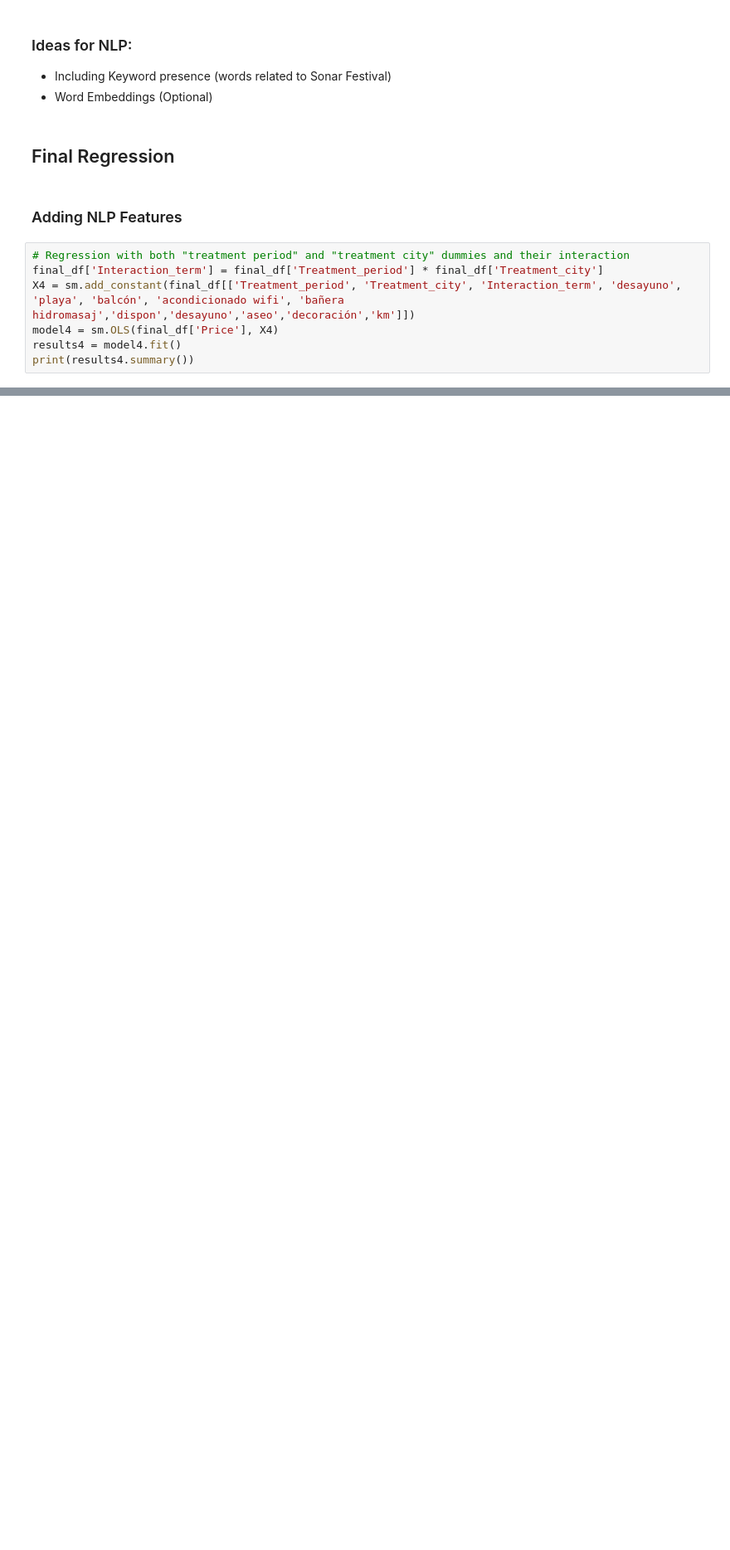
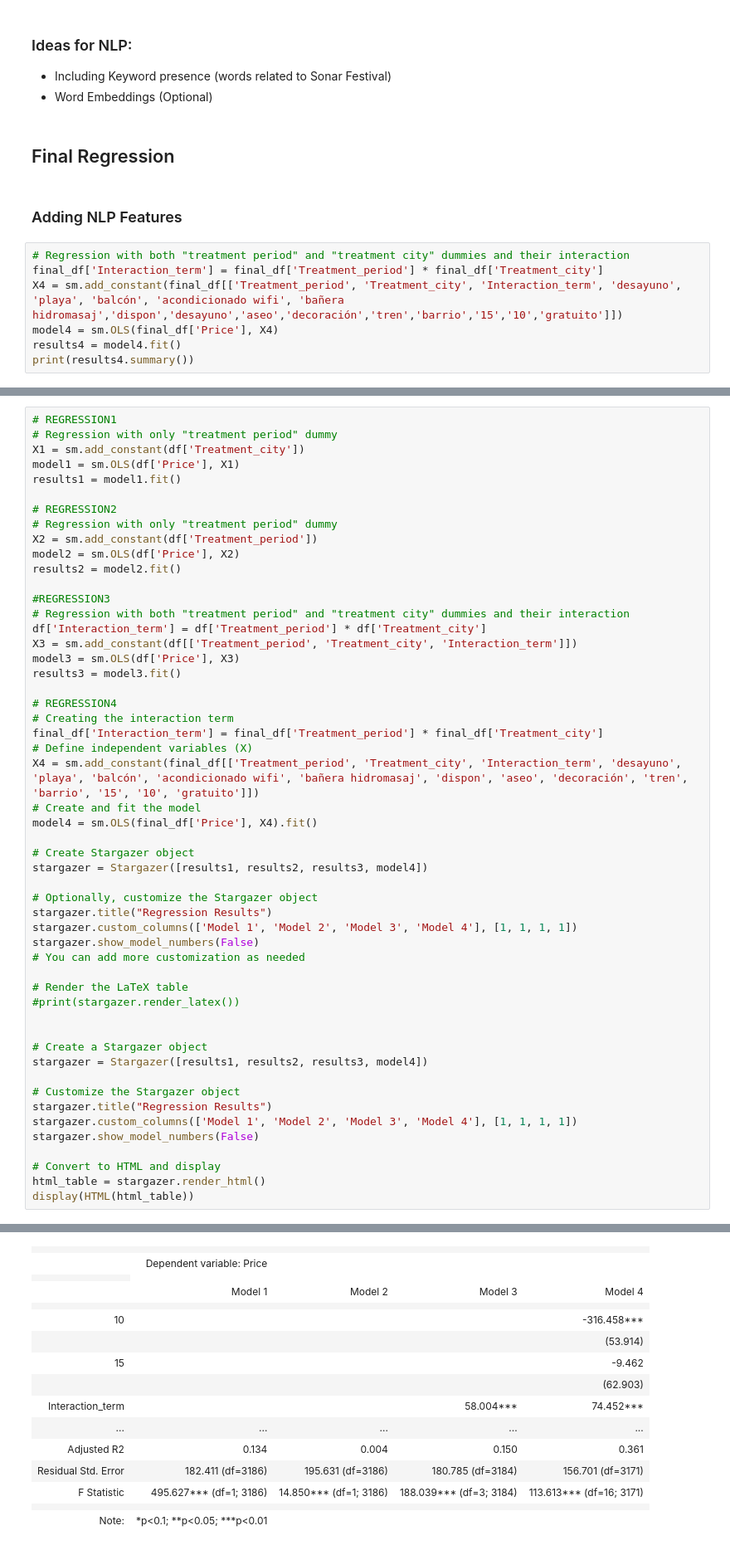
Before and after one commit to mtbrr26/Webscrapping_Booking.Com, a Jupyter notebook: regression_and_nlp_nb.ipynb, the cells around one changed output, grey strips where cells are left out. Shown at 83% size. Cells and saved outputs as stored; diff of their text form; blank space fills up the shorter version.

```diff
--- a/regression_and_nlp_nb.ipynb
+++ b/regression_and_nlp_nb.ipynb
@@ -443,7 +472,7 @@ final_df
 # %%
 # Regression with both "treatment period" and "treatment city" dummies and their interaction
 final_df['Interaction_term'] = final_df['Treatment_period'] * final_df['Treatment_city']
-X4 = sm.add_constant(final_df[['Treatment_period', 'Treatment_city', 'Interaction_term', 'desayuno', 'playa', 'balcón', 'acondicionado wifi', 'bañera hidromasaj','dispon','desayuno','aseo','decoración','km']])
+X4 = sm.add_constant(final_df[['Treatment_period', 'Treatment_city', 'Interaction_term', 'desayuno', 'playa', 'balcón', 'acondicionado wifi', 'bañera hidromasaj','dispon','desayuno','aseo','decoración','tren','barrio','15','10','gratuito']])
 model4 = sm.OLS(final_df['Price'], X4)
 results4 = model4.fit()
 print(results4.summary())
@@ -451,0 +518,53 @@ KeyError: "['km'] not in index"
+# %%
+# REGRESSION1
+# Regression with only "treatment period" dummy
+X1 = sm.add_constant(df['Treatment_city'])
+model1 = sm.OLS(df['Price'], X1)
+results1 = model1.fit()
+
+# REGRESSION2
+# Regression with only "treatment period" dummy
+X2 = sm.add_constant(df['Treatment_period'])
+model2 = sm.OLS(df['Price'], X2)
+results2 = model2.fit()
+
+#REGRESSION3
+# Regression with both "treatment period" and "treatment city" dummies and their interaction
+df['Interaction_term'] = df['Treatment_period'] * df['Treatment_city']
+X3 = sm.add_constant(df[['Treatment_period', 'Treatment_city', 'Interaction_term']])
+model3 = sm.OLS(df['Price'], X3)
+results3 = model3.fit()
+
+# REGRESSION4
+# Creating the interaction term
+final_df['Interaction_term'] = final_df['Treatment_period'] * final_df['Treatment_city']
+# Define independent variables (X)
+X4 = sm.add_constant(final_df[['Treatment_period', 'Treatment_city', 'Interaction_term', 'desayuno', 'playa', 'balcón', 'acondicionado wifi', 'bañera hidromasaj', 'dispon', 'aseo', 'decoración', 'tren', 'barrio', '15', '10', 'gratuito']])
+# Create and fit the model
+model4 = sm.OLS(final_df['Price'], X4).fit()
+
+# Create Stargazer object
+stargazer = Stargazer([results1, results2, results3, model4])
+
+# Optionally, customize the Stargazer object
+stargazer.title("Regression Results")
+stargazer.custom_columns(['Model 1', 'Model 2', 'Model 3', 'Model 4'], [1, 1, 1, 1])
+stargazer.show_model_numbers(False)
+# You can add more customization as needed
+
+# Render the LaTeX table
+#print(stargazer.render_latex())
+
+
+# Create a Stargazer object
+stargazer = Stargazer([results1, results2, results3, model4])
+
+# Customize the Stargazer object
+stargazer.title("Regression Results")
+stargazer.custom_columns(['Model 1', 'Model 2', 'Model 3', 'Model 4'], [1, 1, 1, 1])
+stargazer.show_model_numbers(False)
+
+# Convert to HTML and display
+html_table = stargazer.render_html()
+display(HTML(html_table))
+# %% [output]
@@ -451,0 +572,16 @@ KeyError: "['km'] not in index"
+|  |  |  |  |  |
+|  | Dependent variable: Price |  |  |  |
+|  |
+|  | Model 1 | Model 2 | Model 3 | Model 4 |
+|  |  |  |  |  |
+| 10 |  |  |  | -316.458*** |
+|  |  |  |  | (53.914) |
+| 15 |  |  |  | -9.462 |
+|  |  |  |  | (62.903) |
+| Interaction_term |  |  | 58.004*** | 74.452*** |
+| ... | ... | ... | ... | ... |
+| Adjusted R2 | 0.134 | 0.004 | 0.150 | 0.361 |
+| Residual Std. Error | 182.411 (df=3186) | 195.631 (df=3186) | 180.785 (df=3184) | 156.701 (df=3171) |
+| F Statistic | 495.627*** (df=1; 3186) | 14.850*** (df=1; 3186) | 188.039*** (df=3; 3184) | 113.613*** (df=16; 3171) |
+|  |  |  |  |  |
+| Note: | *p<0.1; **p<0.05; ***p<0.01 |  |  |  |
```
Also changed, not shown: parts of 15 cells of this notebook, 1 other file.
